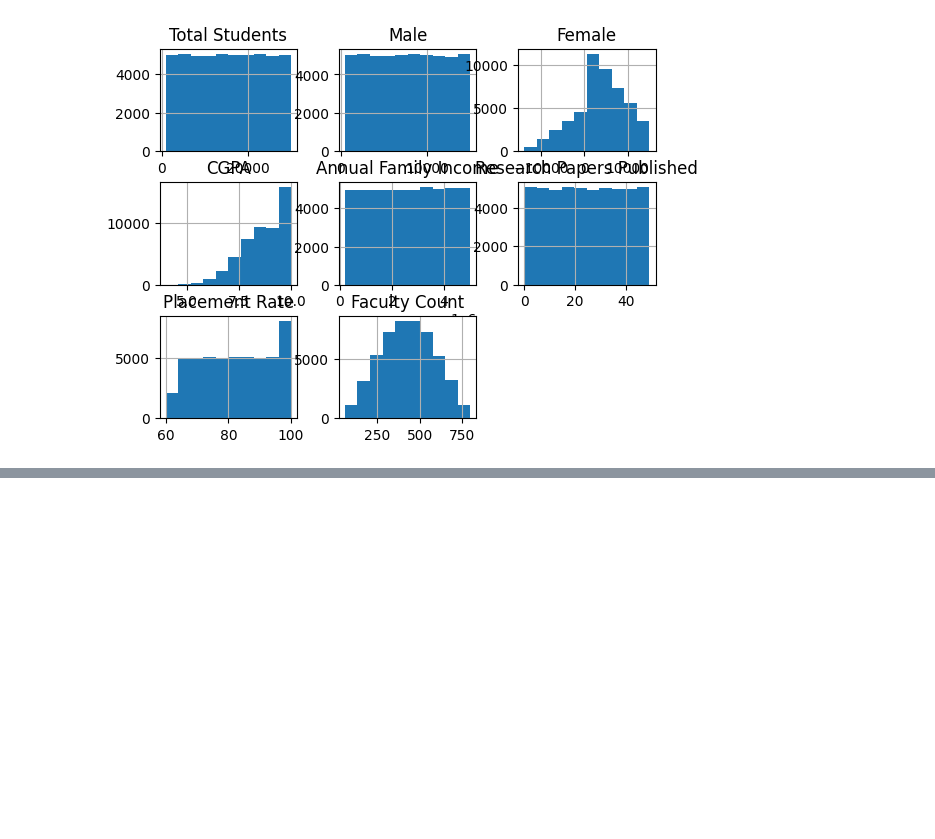
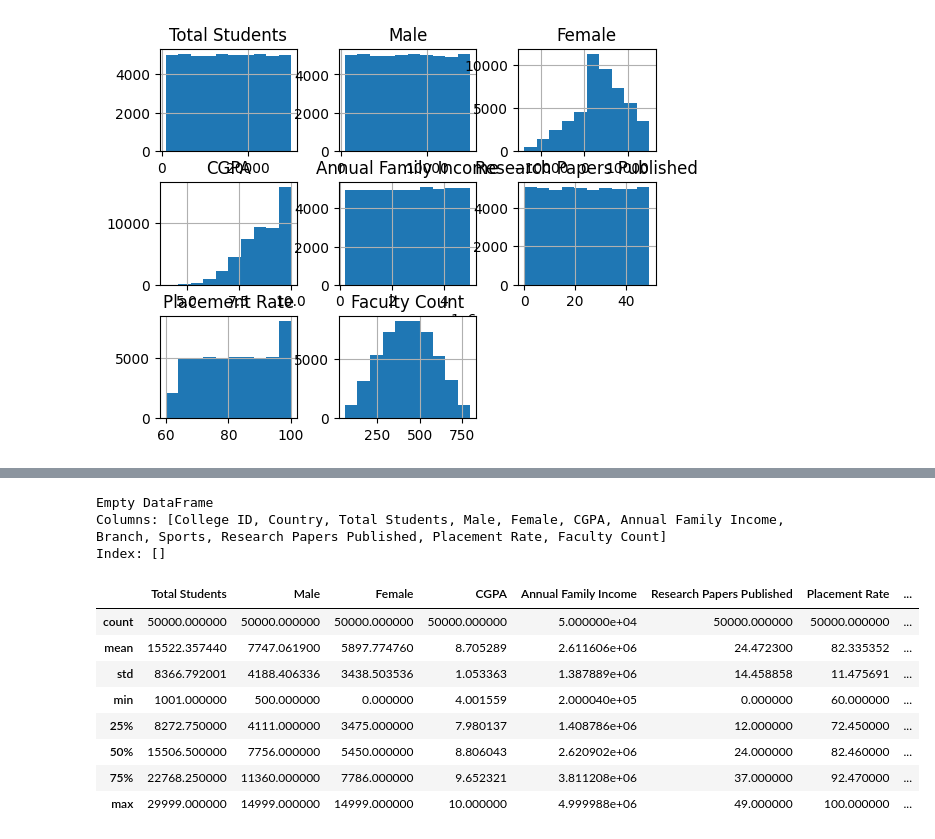
Before and after one commit to DenisaGhiriti/college, a Jupyter notebook: college.ipynb, the cells around one changed output, grey strips where cells are left out. Saved outputs shown, nothing was run; the diff lists cells and outputs as text; code cells hidden in the pictures; blank space fills up the shorter version.

```diff
--- a/college.ipynb
+++ b/college.ipynb
@@ -55,0 +76,22 @@ array([[<Axes: title={'center': 'Total Students'}>,
+# %%
+# df['Female'] = df['Female'].apply(lambda x: x if x >= 0 else np.nan)
+# print(df[df['Female'] < 0])
+median_value = df[df['Female'] >= 0]['Female'].median()
+df['Female'] = df['Female'].apply(lambda x: x if x >= 0 else median_value)
+print(df[df['Female'] < 0])
+# %% [output]
+Empty DataFrame
+Columns: [College ID, Country, Total Students, Male, Female, CGPA, Annual Family Income, Branch, Sports, Research Papers Published, Placement Rate, Faculty Count]
+Index: []
+# %%
+df.describe()
+# %% [output]
+|  | Total Students | Male | Female | CGPA | Annual Family Income | Research Papers Published | Placement Rate | ... |
+| count | 50000.000000 | 50000.000000 | 50000.000000 | 50000.000000 | 5.000000e+04 | 50000.000000 | 50000.000000 | ... |
+| mean | 15522.357440 | 7747.061900 | 5897.774760 | 8.705289 | 2.611606e+06 | 24.472300 | 82.335352 | ... |
+| std | 8366.792001 | 4188.406336 | 3438.503536 | 1.053363 | 1.387889e+06 | 14.458858 | 11.475691 | ... |
+| min | 1001.000000 | 500.000000 | 0.000000 | 4.001559 | 2.000040e+05 | 0.000000 | 60.000000 | ... |
+| 25% | 8272.750000 | 4111.000000 | 3475.000000 | 7.980137 | 1.408786e+06 | 12.000000 | 72.450000 | ... |
+| 50% | 15506.500000 | 7756.000000 | 5450.000000 | 8.806043 | 2.620902e+06 | 24.000000 | 82.460000 | ... |
+| 75% | 22768.250000 | 11360.000000 | 7786.000000 | 9.652321 | 3.811208e+06 | 37.000000 | 92.470000 | ... |
+| max | 29999.000000 | 14999.000000 | 14999.000000 | 10.000000 | 4.999988e+06 | 49.000000 | 100.000000 | ... |
```
Also changed, not shown: parts of 7 cells of this notebook.
